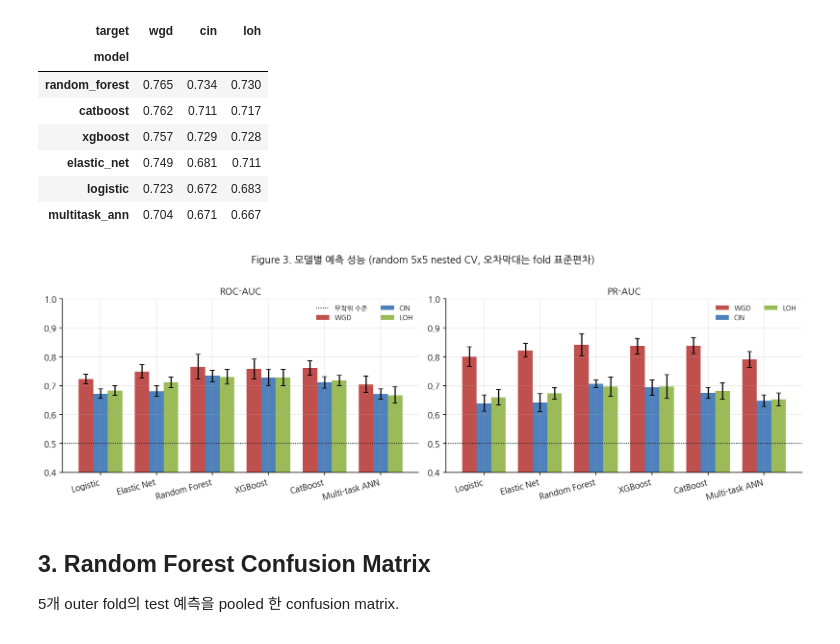
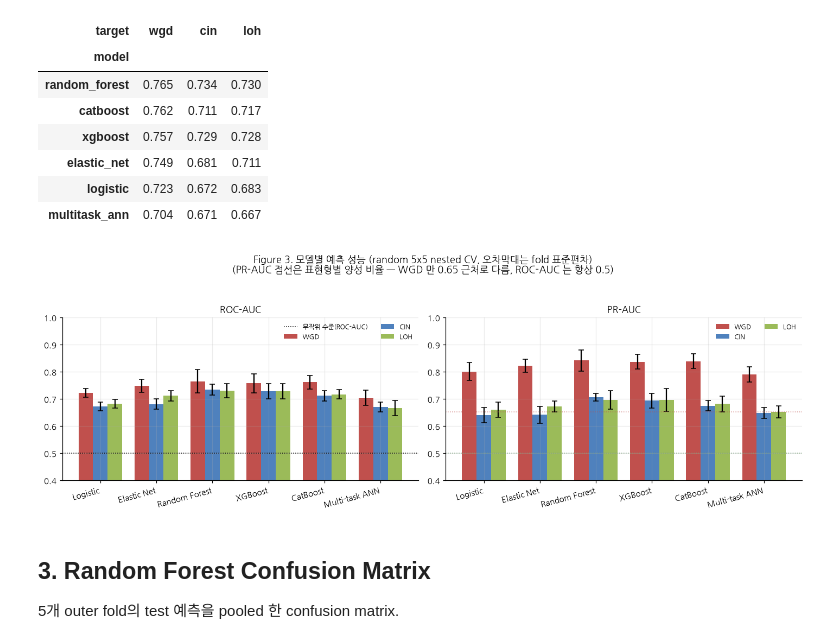
Before and after one commit to lkeonwoo94/AI-bio-proj-team-1, a Jupyter notebook: notebooks/02_key_results.ipynb, the cells around one changed output. Drawn from its saved outputs; the diff is of its cells as text; code cells hidden in the pictures.

```diff
--- a/notebooks/02_key_results.ipynb
+++ b/notebooks/02_key_results.ipynb
@@ -23,8 +60,13 @@ pd.set_option("display.width", 120)
 DepMap Public 26Q1, 1,631개 세포주, hotspot 554 + damaging 19,578 mutation
 feature. 정답 라벨(WGD/CIN/LoHFraction)은 `OmicsGlobalSignatures.csv`.
 # %%
-from src.data.merge import load_cohort
+# src/data/merge.py 의 load_cohort() 캐시를 pandas 로 직접 읽는다 (저장소 코드 import 없음).
+cohort_X = pd.read_parquet(INTERIM / "cohort_X.parquet")
+cohort_y = pd.read_parquet(INTERIM / "cohort_y.parquet")
+cohort_groups = pd.read_parquet(INTERIM / "cohort_groups.parquet")["lineage"].fillna("Unknown")
 
-cohort = load_cohort()
-print(cohort.summary())
+n_hot = int(cohort_X.columns.str.endswith("_hotspot").sum())
+print(f"세포주 {len(cohort_X):,}개 | feature {cohort_X.shape[1]:,}개 "
+      f"(hotspot {n_hot:,} / damaging {cohort_X.shape[1] - n_hot:,}) | "
+      f"lineage {cohort_groups.nunique()}종")
 # %% [output]
@@ -48,9 +90,53 @@ day10.pivot(index="model", columns="target", values="roc_auc")[["wgd","cin","loh
 | logistic | 0.723 | 0.672 | 0.683 |
 | multitask_ann | 0.704 | 0.671 | 0.667 |
 # %%
-display(Image(filename=str(FIGURES / "fig3_model_comparison.png")))
+# Figure 3 — scripts/06_compare_models.py 의 plot_comparison() 을 그대로 옮긴 것.
+MODEL_ORDER = ["logistic", "elastic_net", "random_forest", "xgboost", "catboost", "multitask_ann"]
+MODEL_LABEL = {"logistic": "Logistic", "elastic_net": "Elastic Net",
+               "random_forest": "Random Forest", "xgboost": "XGBoost",
+               "catboost": "CatBoost", "multitask_ann": "Multi-task ANN"}
+
+# cv_random_{model}_{target}.csv 만 정확히 읽는다 — glob 으로 긁으면
+# cv_random_random_forest_damaging_only_wgd.csv(보조 파일)까지 섞여 WGD/RF 행이 오염된다.
+frames = [pd.read_csv(TABLES / f"cv_random_{m}_{t}.csv")
+          for m in MODEL_ORDER for t in TARGETS
+          if (TABLES / f"cv_random_{m}_{t}.csv").exists()]
+cv = pd.concat(frames, ignore_index=True)
+
+# PR-AUC 의 무작위 기준선은 0.5 가 아니라 표현형별 양성 비율이다.
+prevalence = {"wgd": float(cohort_y.wgd.mean())}
+for t in ("cin", "loh"):
+    prevalence[t] = float((cohort_y[t] >= cohort_y[t].median()).mean())
+
+fig, axes = plt.subplots(1, 2, figsize=(13, 4.2))
+models = [m for m in MODEL_ORDER if m in set(cv.model)]
+width, x = 0.26, np.arange(len(models))
+
+for ax, metric, title in ((axes[0], "roc_auc", "ROC-AUC"), (axes[1], "pr_auc", "PR-AUC")):
+    for i, target in enumerate(TARGETS):
+        sub = cv[cv.target == target]
+        means = [sub[sub.model == m][metric].mean() for m in models]
+        errs = [sub[sub.model == m][metric].std() for m in models]
+        ax.bar(x + (i - 1) * width, means, width, yerr=errs, capsize=3,
+               label=TARGET_LABEL[target], color=PHENOTYPE_COLORS[target])
+    if metric == "roc_auc":
+        ax.axhline(0.5, color="k", ls=":", lw=1, label="무작위 수준(ROC-AUC)")
+    else:
+        for target in TARGETS:
+            ax.axhline(prevalence[target], color=PHENOTYPE_COLORS[target], ls=":", lw=1, alpha=0.6)
+    ax.set_xticks(x)
+    ax.set_xticklabels([MODEL_LABEL[m] for m in models], rotation=15, ha="right")
+    ax.set_title(title)
+    ax.set_ylim(0.4, 1.0)
+    ax.legend(fontsize=8, ncol=2)
+
+fig.suptitle("Figure 3. 모델별 예측 성능 (random 5x5 nested CV, 오차막대는 fold 표준편차)\n"
+             "(PR-AUC 점선은 표현형별 양성 비율 — WGD 만 0.65 근처로 다름, ROC-AUC 는 항상 0.5)",
+             y=1.05, fontsize=12)
+fig.tight_layout()
+plt.show()
 # %% [output]
-[figure, old version]
+[figure, new version]
 # %% [markdown]
 ## 3. Random Forest Confusion Matrix
 
```
Also changed, not shown: parts of 7 cells of this notebook, 1 other file.
